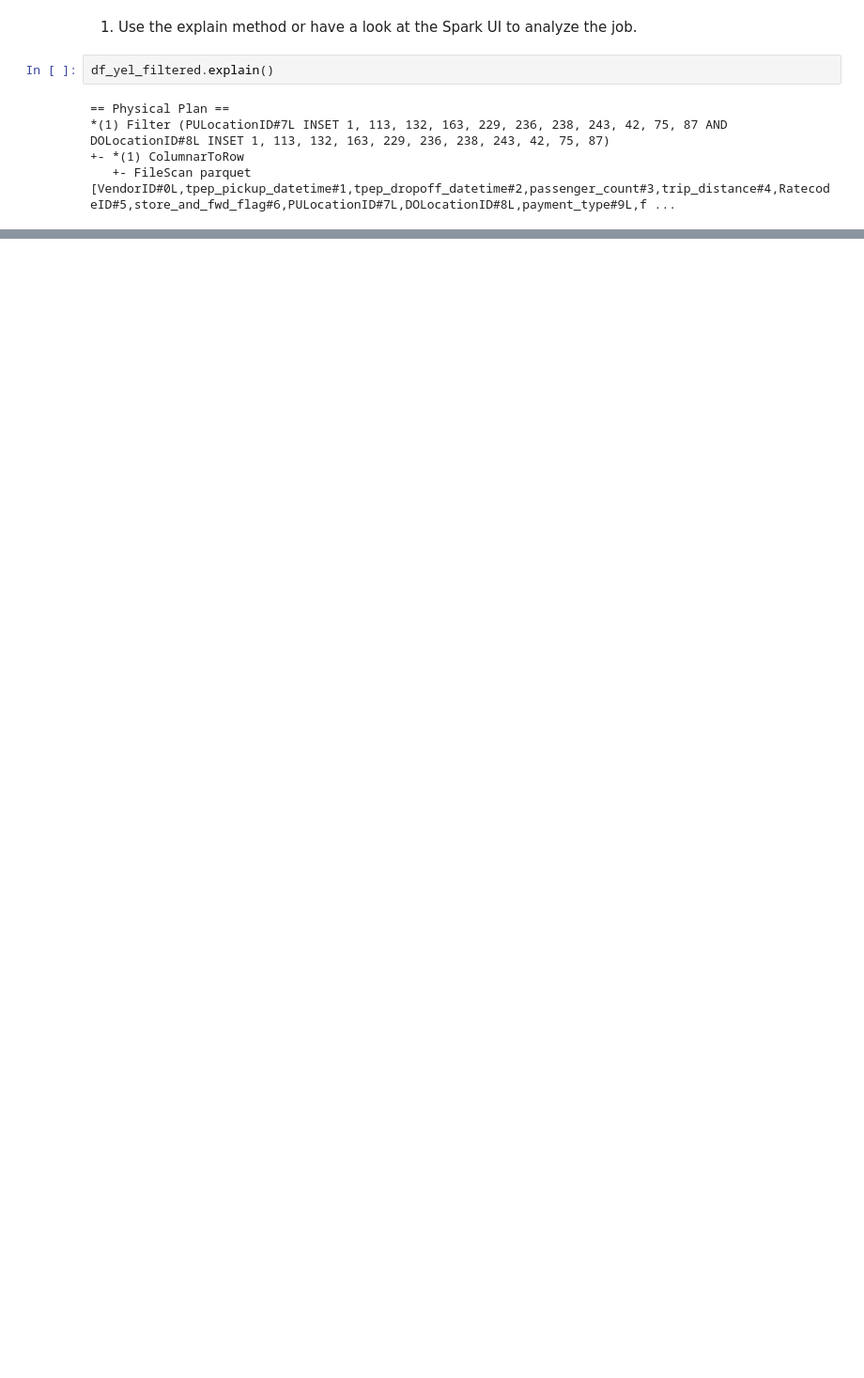
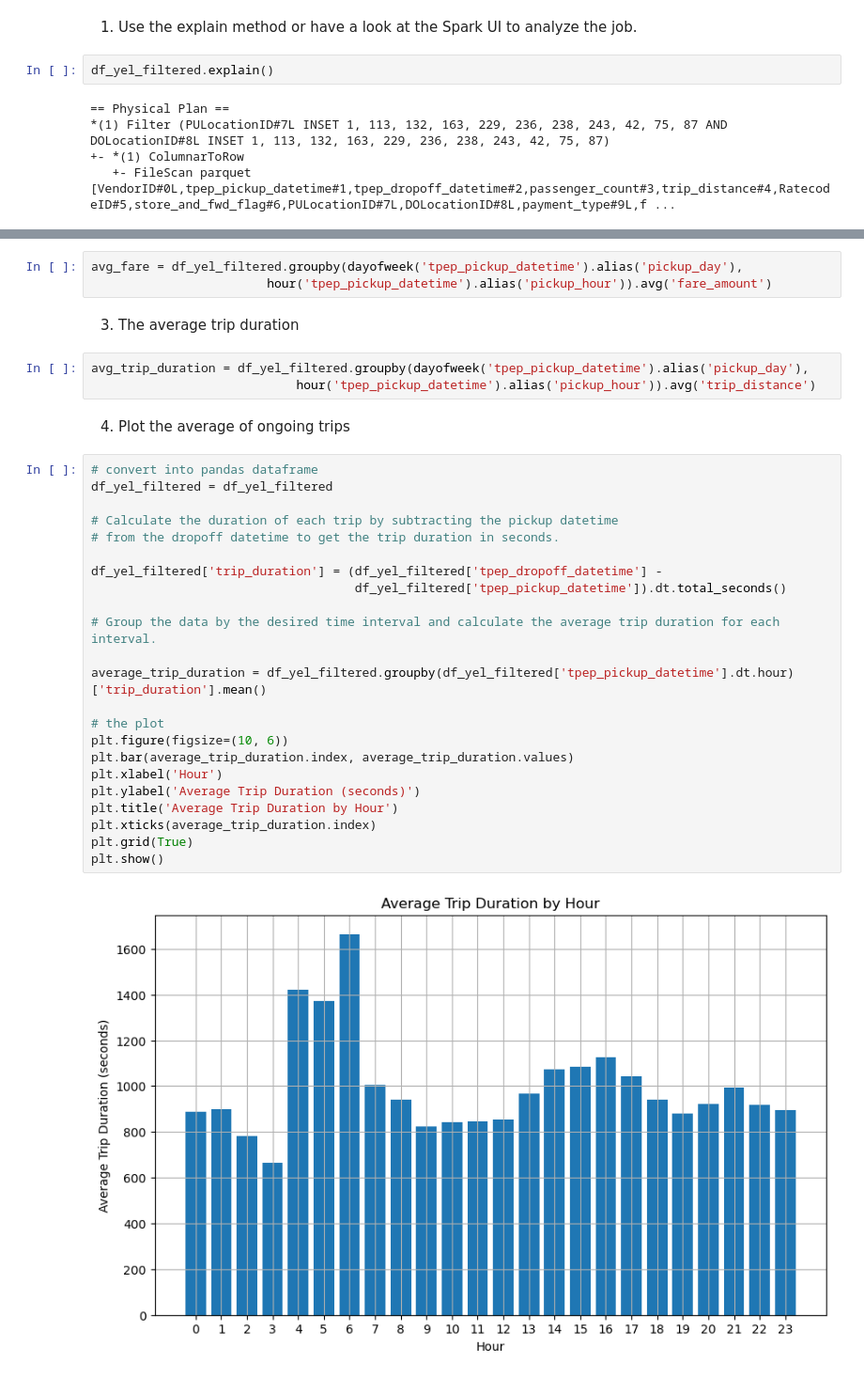
Before and after one commit to MariusAvosse/Taxis_NY, a Jupyter notebook: Untitled.ipynb, the cells around one changed output, grey strips where cells are left out. Shown at 94% size. Drawn from its saved outputs; the diff is of its cells as text; blank space fills up the shorter version.

Commit message:
Assessing seasonalities and looking at time series

```diff
--- a/Untitled.ipynb
+++ b/Untitled.ipynb
@@ -206,0 +224,35 @@ df_yel_filtered.explain()
+# %%
+avg_fare = df_yel_filtered.groupby(dayofweek('tpep_pickup_datetime').alias('pickup_day'),
+                        hour('tpep_pickup_datetime').alias('pickup_hour')).avg('fare_amount')
+# %% [markdown]
+3. The average trip duration
+# %%
+avg_trip_duration = df_yel_filtered.groupby(dayofweek('tpep_pickup_datetime').alias('pickup_day'),
+                            hour('tpep_pickup_datetime').alias('pickup_hour')).avg('trip_distance')
+# %% [markdown]
+4. Plot the average of ongoing trips
+# %%
+# convert into pandas dataframe
+df_yel_filtered = df_yel_filtered
+
+# Calculate the duration of each trip by subtracting the pickup datetime
+# from the dropoff datetime to get the trip duration in seconds.
+
+df_yel_filtered['trip_duration'] = (df_yel_filtered['tpep_dropoff_datetime'] -
+                                    df_yel_filtered['tpep_pickup_datetime']).dt.total_seconds()
+
+# Group the data by the desired time interval and calculate the average trip duration for each interval.
+
+average_trip_duration = df_yel_filtered.groupby(df_yel_filtered['tpep_pickup_datetime'].dt.hour)['trip_duration'].mean()
+
+# the plot
+plt.figure(figsize=(10, 6))
+plt.bar(average_trip_duration.index, average_trip_duration.values)
+plt.xlabel('Hour')
+plt.ylabel('Average Trip Duration (seconds)')
+plt.title('Average Trip Duration by Hour')
+plt.xticks(average_trip_duration.index)
+plt.grid(True)
+plt.show()
+# %% [output]
+[figure, added]
```
Also changed, not shown: parts of 12 cells of this notebook, 1 other file.
